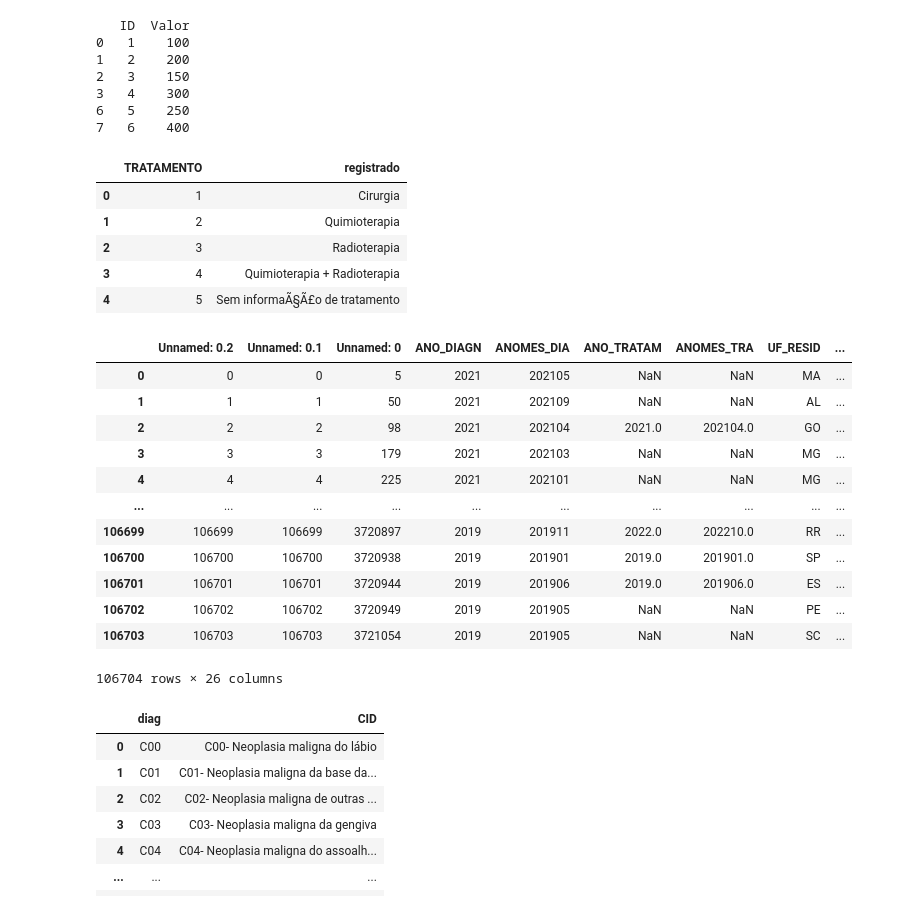
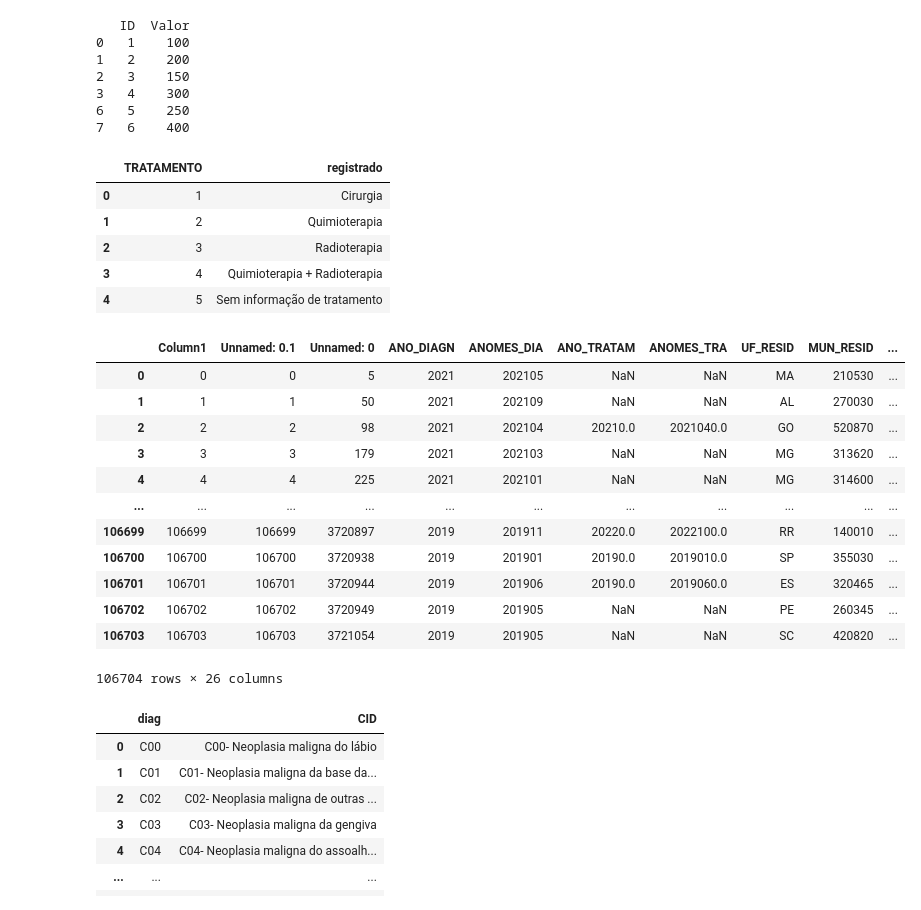
Before and after one commit to felipeasr/dash_oncoloico, a Jupyter notebook: Analise.ipynb, the cells around one changed output. Saved outputs shown, nothing was run; the diff lists cells and outputs as text; code cells hidden in the pictures.

```diff
--- a/Analise.ipynb
+++ b/Analise.ipynb
@@ -147,7 +147,7 @@ df_final = pd.concat(dataframes)
 df_final.to_csv('PO13_23_.csv', index=False)
 # %%
 import pandas as pd
-df2 = pd.read_csv('axuliares/tratamento.csv', sep=",",encoding='ISO-8859-1')
+df2 = pd.read_csv('trat.csv', sep=";",encoding='ISO-8859-1')
 df2
 # %% [output]
 |  | TRATAMENTO | registrado |
@@ -155,25 +155,25 @@ df2
 | 1 | 2 | Quimioterapia |
 | 2 | 3 | Radioterapia |
 | 3 | 4 | Quimioterapia + Radioterapia |
-| 4 | 5 | Sem informaÃ§Ã£o de tratamento |
+| 4 | 5 | Sem informação de tratamento |
 # %%
 #ler CSV
 import pandas as pd
-df = pd.read_csv('Painel_BR_0_19_3.csv', sep=",",encoding='ISO-8859-1')
+df = pd.read_csv('painel.csv', sep=";",encoding='ISO-8859-1')
 df
 # %% [output]
-|  | Unnamed: 0.2 | Unnamed: 0.1 | Unnamed: 0 | ANO_DIAGN | ANOMES_DIA | ANO_TRATAM | ANOMES_TRA | UF_RESID | ... |
-| 0 | 0 | 0 | 5 | 2021 | 202105 | NaN | NaN | MA | ... |
-| 1 | 1 | 1 | 50 | 2021 | 202109 | NaN | NaN | AL | ... |
-| 2 | 2 | 2 | 98 | 2021 | 202104 | 2021.0 | 202104.0 | GO | ... |
-| 3 | 3 | 3 | 179 | 2021 | 202103 | NaN | NaN | MG | ... |
-| 4 | 4 | 4 | 225 | 2021 | 202101 | NaN | NaN | MG | ... |
-| ... | ... | ... | ... | ... | ... | ... | ... | ... | ... |
-| 106699 | 106699 | 106699 | 3720897 | 2019 | 201911 | 2022.0 | 202210.0 | RR | ... |
-| 106700 | 106700 | 106700 | 3720938 | 2019 | 201901 | 2019.0 | 201901.0 | SP | ... |
-| 106701 | 106701 | 106701 | 3720944 | 2019 | 201906 | 2019.0 | 201906.0 | ES | ... |
-| 106702 | 106702 | 106702 | 3720949 | 2019 | 201905 | NaN | NaN | PE | ... |
-| 106703 | 106703 | 106703 | 3721054 | 2019 | 201905 | NaN | NaN | SC | ... |
+|  | Column1 | Unnamed: 0.1 | Unnamed: 0 | ANO_DIAGN | ANOMES_DIA | ANO_TRATAM | ANOMES_TRA | UF_RESID | MUN_RESID | ... |
+| 0 | 0 | 0 | 5 | 2021 | 202105 | NaN | NaN | MA | 210530 | ... |
+| 1 | 1 | 1 | 50 | 2021 | 202109 | NaN | NaN | AL | 270030 | ... |
+| 2 | 2 | 2 | 98 | 2021 | 202104 | 20210.0 | 2021040.0 | GO | 520870 | ... |
+| 3 | 3 | 3 | 179 | 2021 | 202103 | NaN | NaN | MG | 313620 | ... |
+| 4 | 4 | 4 | 225 | 2021 | 202101 | NaN | NaN | MG | 314600 | ... |
+| ... | ... | ... | ... | ... | ... | ... | ... | ... | ... | ... |
+| 106699 | 106699 | 106699 | 3720897 | 2019 | 201911 | 20220.0 | 2022100.0 | RR | 140010 | ... |
+| 106700 | 106700 | 106700 | 3720938 | 2019 | 201901 | 20190.0 | 2019010.0 | SP | 355030 | ... |
+| 106701 | 106701 | 106701 | 3720944 | 2019 | 201906 | 20190.0 | 2019060.0 | ES | 320465 | ... |
+| 106702 | 106702 | 106702 | 3720949 | 2019 | 201905 | NaN | NaN | PE | 260345 | ... |
+| 106703 | 106703 | 106703 | 3721054 | 2019 | 201905 | NaN | NaN | SC | 420820 | ... |
 106704 rows × 26 columns
 # %%
 quantidadePacientes=df[((df['IDADE'] >= 0) & (df['IDADE'] <= 19))]
```
Also changed, not shown: parts of 2 cells of this notebook, 2 other files.
